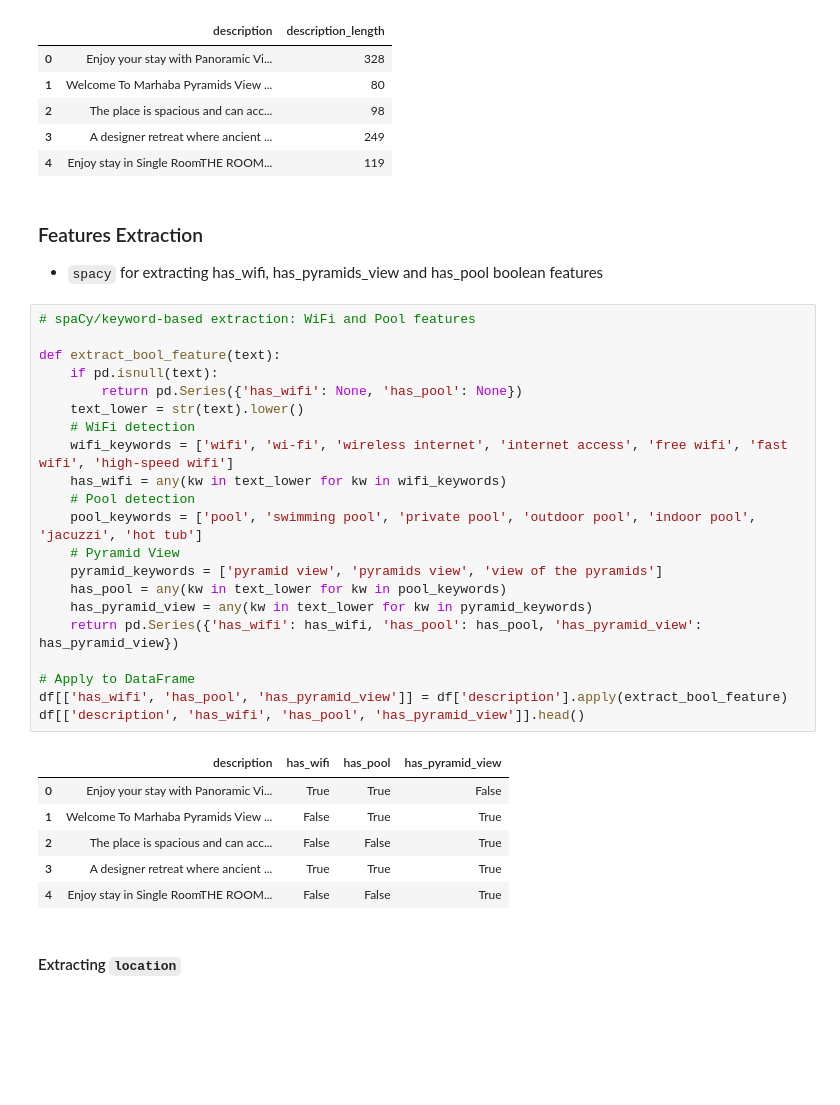
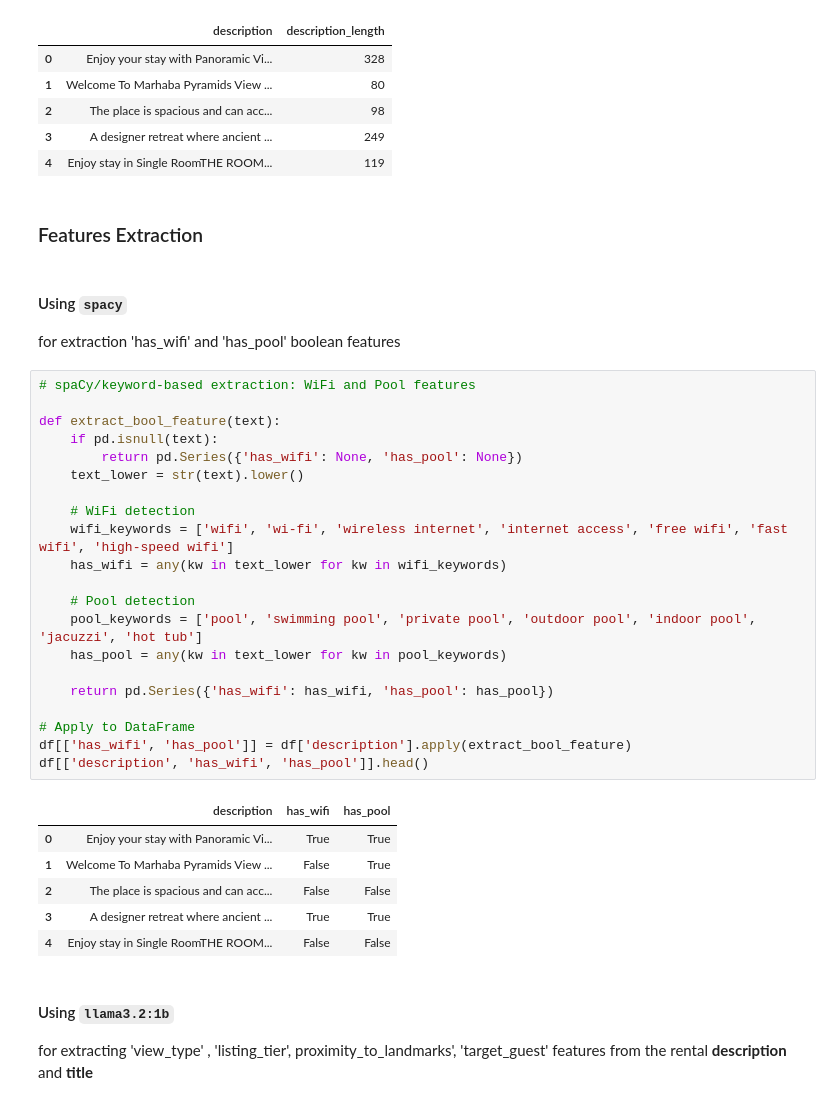
Before and after one commit to Mennaa-Ayman/Airbnb-Data-Analytics, a Jupyter notebook: nlp/Description_Features.ipynb, the cells around one changed output. Saved outputs shown, nothing was run; the diff lists cells and outputs as text; blank space fills up the shorter version.

Commit message:
Features Extraction using ollama

```diff
--- a/nlp/Description_Features.ipynb
+++ b/nlp/Description_Features.ipynb
@@ -35,35 +35,38 @@ df[['description', 'description_length']].head()
 | 4 | Enjoy stay in Single RoomTHE ROOM... | 119 |
 # %% [markdown]
 ### Features Extraction
-- `spacy` for extracting has_wifi, has_pyramids_view and has_pool boolean features
+# %% [markdown]
+#### Using `spacy`
+for extraction 'has_wifi' and 'has_pool' boolean features
 # %%
 # spaCy/keyword-based extraction: WiFi and Pool features
 
 def extract_bool_feature(text):
     if pd.isnull(text):
         return pd.Series({'has_wifi': None, 'has_pool': None})
     text_lower = str(text).lower()
+
     # WiFi detection
     wifi_keywords = ['wifi', 'wi-fi', 'wireless internet', 'internet access', 'free wifi', 'fast wifi', 'high-speed wifi']
     has_wifi = any(kw in text_lower for kw in wifi_keywords)
+
     # Pool detection
     pool_keywords = ['pool', 'swimming pool', 'private pool', 'outdoor pool', 'indoor pool', 'jacuzzi', 'hot tub']
-    # Pyramid View
-    pyramid_keywords = ['pyramid view', 'pyramids view', 'view of the pyramids']
     has_pool = any(kw in text_lower for kw in pool_keywords)
-    has_pyramid_view = any(kw in text_lower for kw in pyramid_keywords)
-    return pd.Series({'has_wifi': has_wifi, 'has_pool': has_pool, 'has_pyramid_view': has_pyramid_view})
+
+    return pd.Series({'has_wifi': has_wifi, 'has_pool': has_pool})
 
 # Apply to DataFrame
-df[['has_wifi', 'has_pool', 'has_pyramid_view']] = df['description'].apply(extract_bool_feature)
-df[['description', 'has_wifi', 'has_pool', 'has_pyramid_view']].head()
+df[['has_wifi', 'has_pool']] = df['description'].apply(extract_bool_feature)
+df[['description', 'has_wifi', 'has_pool']].head()
 # %% [output]
-|  | description | has_wifi | has_pool | has_pyramid_view |
-| 0 | Enjoy your stay with Panoramic Vi... | True | True | False |
-| 1 | Welcome To Marhaba Pyramids View ... | False | True | True |
-| 2 | The place is spacious and can acc... | False | False | True |
-| 3 | A designer retreat where ancient ... | True | True | True |
-| 4 | Enjoy stay in Single RoomTHE ROOM... | False | False | True |
+|  | description | has_wifi | has_pool |
+| 0 | Enjoy your stay with Panoramic Vi... | True | True |
+| 1 | Welcome To Marhaba Pyramids View ... | False | True |
+| 2 | The place is spacious and can acc... | False | False |
+| 3 | A designer retreat where ancient ... | True | True |
+| 4 | Enjoy stay in Single RoomTHE ROOM... | False | False |
 # %% [markdown]
-#### Extracting `location`
+#### Using `llama3.2:1b`
+for extracting 'view_type' , 'listing_tier', proximity_to_landmarks', 'target_guest' features from the rental **description** and **title**
 # %%
```
Also changed, not shown: parts of 19 cells of this notebook.
